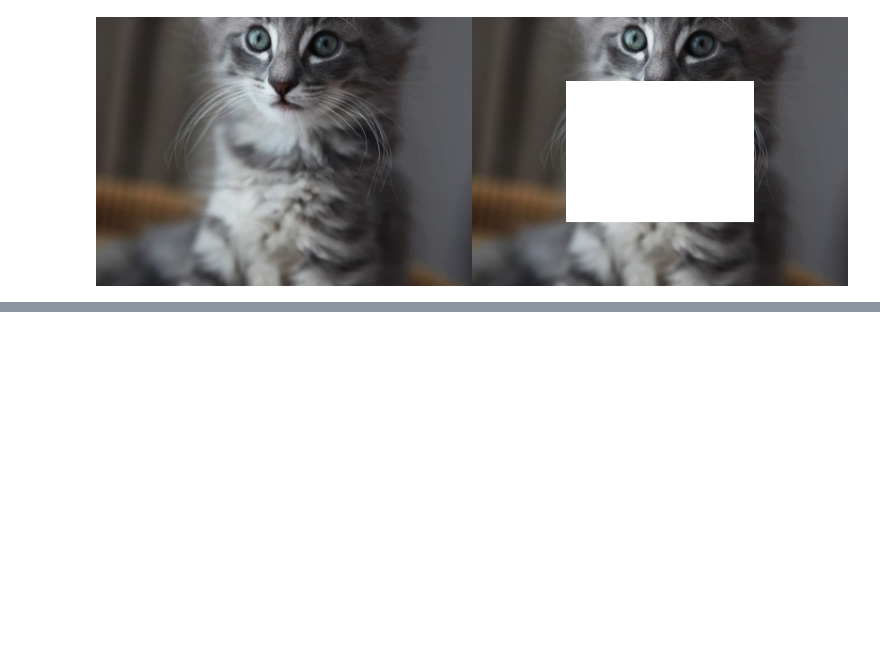
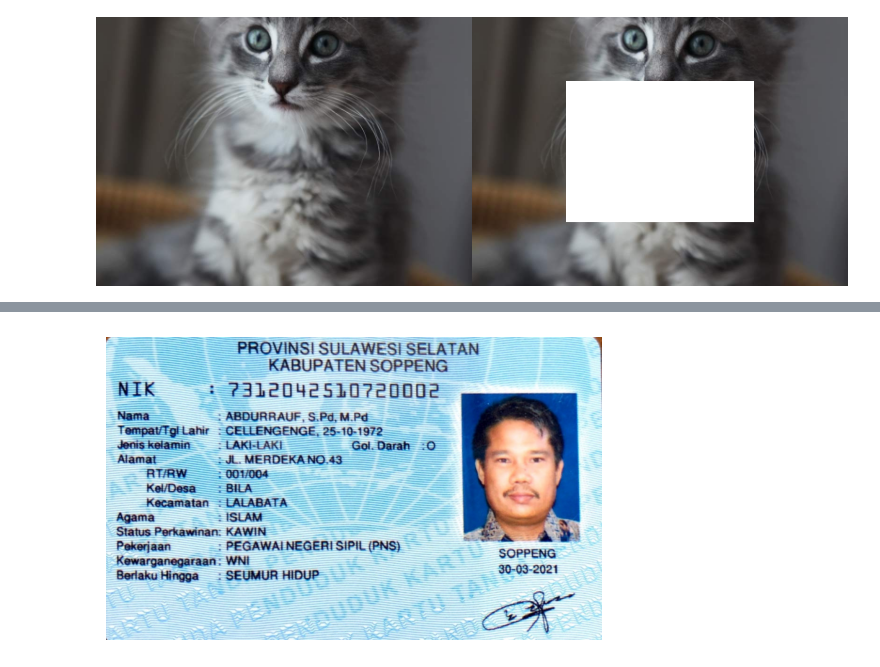
Before and after one commit to diasrachma/PVCK_2023, a Jupyter notebook: Week1.ipynb, the cells around one changed output, grey strips where cells are left out. Saved outputs shown, nothing was run; the diff lists cells and outputs as text; code cells hidden in the pictures; blank space fills up the shorter version.

```diff
--- a/Week1.ipynb
+++ b/Week1.ipynb
@@ -121,0 +122,16 @@ error: ignored
+# %%
+from google.colab.patches import cv2_imshow
+import cv2
+
+# Ganti dengan path gambar lokal Anda
+image_path = '/content/KTP.png'
+
+# Membaca gambar menggunakan OpenCV
+image = cv2.imread(image_path)
+
+# Menampilkan gambar menggunakan cv2_imshow
+cv2_imshow(image)
+cv2.waitKey(0)
+cv2.destroyAllWindows()
+# %% [output]
+[figure, added]
```
Also changed, not shown: parts of 2 cells of this notebook.
